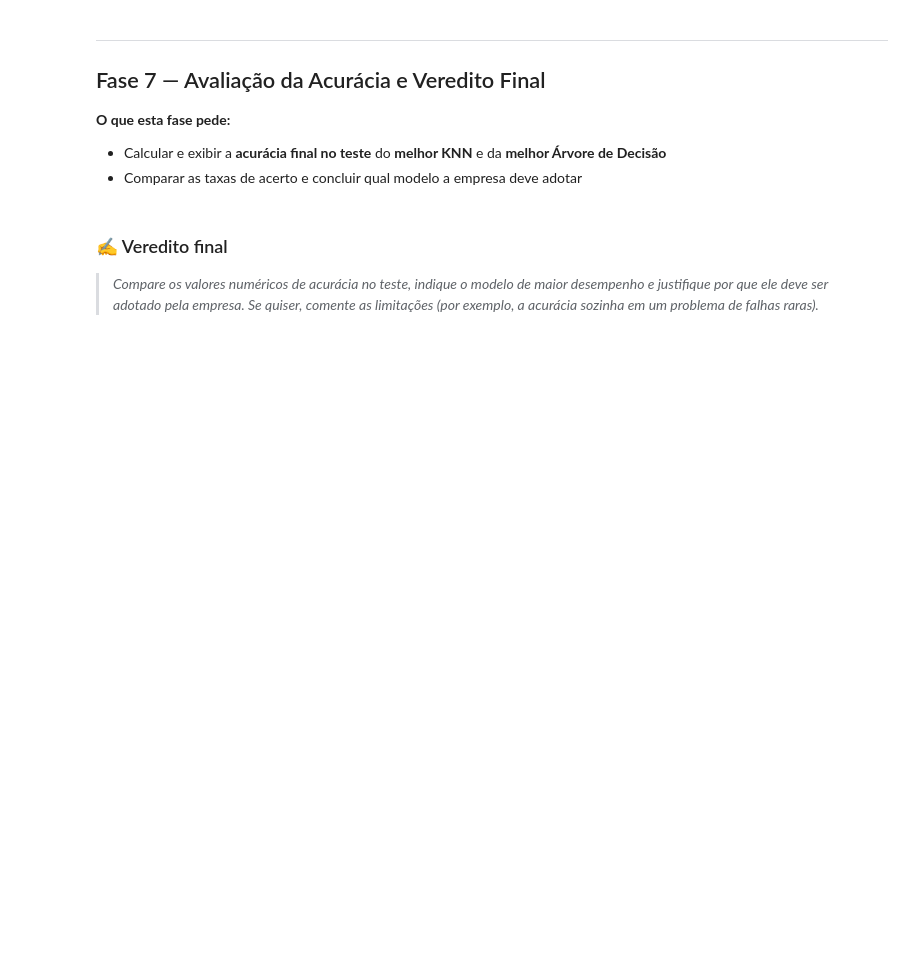
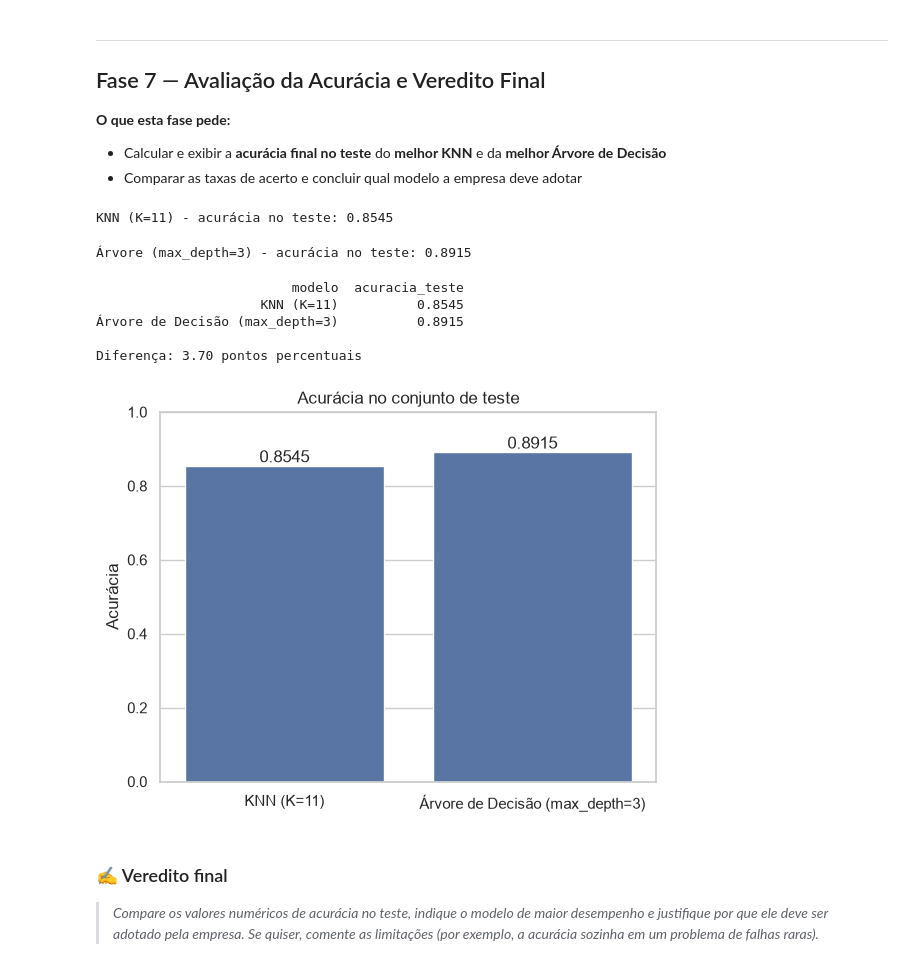
Before and after one commit to talitagalanti/manutencao-preditiva, a Jupyter notebook: notebooks/projeto_manutencao_preditiva.ipynb, the cells around one changed output. Saved outputs shown, nothing was run; the diff lists cells and outputs as text; code cells hidden in the pictures; blank space fills up the shorter version.

Commit message:
implementa avaliação final dos melhores modelos no teste

```diff
--- a/notebooks/projeto_manutencao_preditiva.ipynb
+++ b/notebooks/projeto_manutencao_preditiva.ipynb
@@ -665,10 +665,47 @@ Overfitting é quando o modelo "decora" o treino: a acurácia no treino fica mui
 - Comparar as taxas de acerto e concluir qual modelo a empresa deve adotar
 # %%
 # 7.1 Treinar o melhor KNN e calcular a acurácia no teste
+melhor_k = 11   # maior acurácia no teste e pequena diferença treino/teste (Fase 6)
+
+melhor_knn = KNeighborsClassifier(n_neighbors=melhor_k)
+melhor_knn.fit(X_treino_knn, y_treino_bal)
+acc_knn = accuracy_score(y_teste, melhor_knn.predict(X_teste_knn))
+print(f"KNN (K={melhor_k}) - acurácia no teste: {acc_knn:.4f}")
+# %% [output]
+KNN (K=11) - acurácia no teste: 0.8545
 # %%
 # 7.2 Treinar a melhor Árvore de Decisão e calcular a acurácia no teste
+melhor_profundidade = 3   # teste praticamente igual ao melhor valor, sem overfitting (Fase 6)
+
+melhor_arvore = DecisionTreeClassifier(max_depth=melhor_profundidade, random_state=42)
+melhor_arvore.fit(X_treino_arvore, y_treino_bal)
+acc_arvore = accuracy_score(y_teste, melhor_arvore.predict(X_teste_arvore))
+print(f"Árvore (max_depth={melhor_profundidade}) - acurácia no teste: {acc_arvore:.4f}")
+# %% [output]
+Árvore (max_depth=3) - acurácia no teste: 0.8915
 # %%
 # 7.3 Comparação lado a lado das acurácias
+comparacao_final = pd.DataFrame({
+    "modelo": [f"KNN (K={melhor_k})", f"Árvore de Decisão (max_depth={melhor_profundidade})"],
+    "acuracia_teste": [acc_knn, acc_arvore],
+})
+print(comparacao_final.round(4).to_string(index=False))
+print(f"\nDiferença: {abs(acc_arvore - acc_knn) * 100:.2f} pontos percentuais")
+
+ax = sns.barplot(data=comparacao_final, x="modelo", y="acuracia_teste")
+ax.bar_label(ax.containers[0], fmt="%.4f")
+plt.ylim(0, 1)
+plt.title("Acurácia no conjunto de teste")
+plt.xlabel("")
+plt.ylabel("Acurácia")
+plt.show()
+# %% [output]
+                         modelo  acuracia_teste
+                     KNN (K=11)          0.8545
+Árvore de Decisão (max_depth=3)          0.8915
+
+Diferença: 3.70 pontos percentuais
+[figure, added]
 # %% [markdown]
 ### ✍️ Veredito final
 
```
